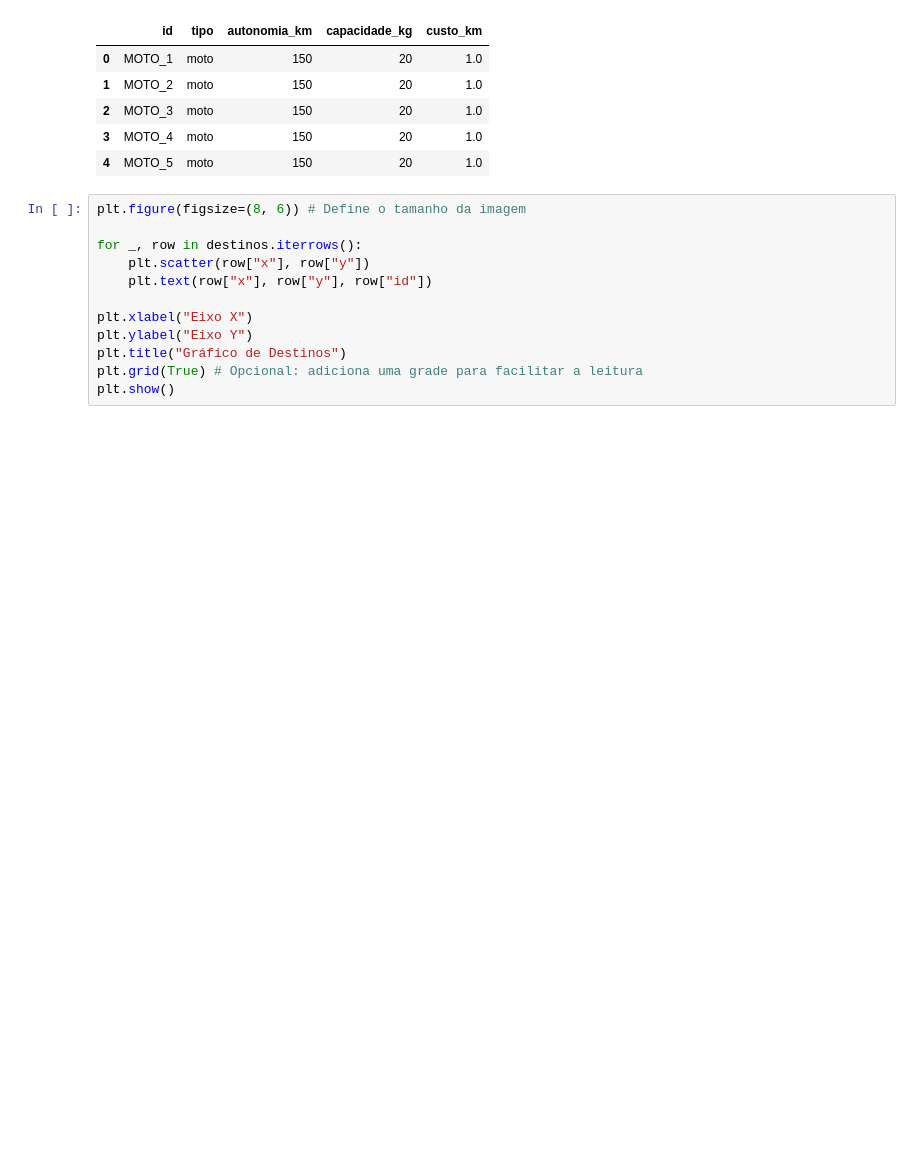
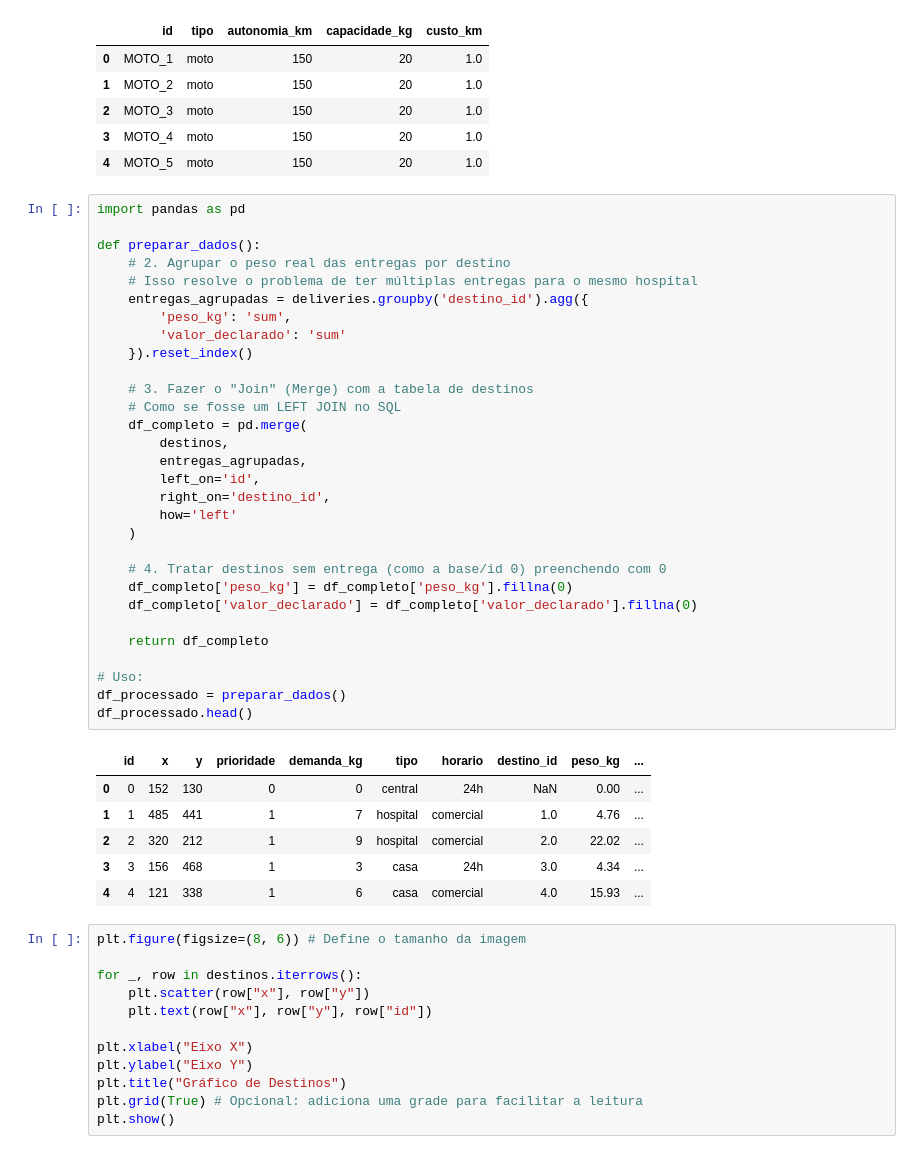
Before and after one commit to StefanieFranco/AlgoritimosGeneticos, a Jupyter notebook: Result.ipynb, the cells around one changed output. Saved outputs shown, nothing was run; the diff lists cells and outputs as text; blank space fills up the shorter version.

```diff
--- a/Result.ipynb
+++ b/Result.ipynb
@@ -97,6 +97,43 @@ memory usage: 732.0 bytes
 | 2 | MOTO_3 | moto | 150 | 20 | 1.0 |
 | 3 | MOTO_4 | moto | 150 | 20 | 1.0 |
 | 4 | MOTO_5 | moto | 150 | 20 | 1.0 |
+# %%
+import pandas as pd
+
+def preparar_dados():
+    # 2. Agrupar o peso real das entregas por destino
+    # Isso resolve o problema de ter múltiplas entregas para o mesmo hospital
+    entregas_agrupadas = deliveries.groupby('destino_id').agg({
+        'peso_kg': 'sum',
+        'valor_declarado': 'sum'
+    }).reset_index()
+
+    # 3. Fazer o "Join" (Merge) com a tabela de destinos
+    # Como se fosse um LEFT JOIN no SQL
+    df_completo = pd.merge(
+        destinos,
+        entregas_agrupadas,
+        left_on='id',
+        right_on='destino_id',
+        how='left'
+    )
+
+    # 4. Tratar destinos sem entrega (como a base/id 0) preenchendo com 0
+    df_completo['peso_kg'] = df_completo['peso_kg'].fillna(0)
+    df_completo['valor_declarado'] = df_completo['valor_declarado'].fillna(0)
+
+    return df_completo
+
+# Uso:
+df_processado = preparar_dados()
+df_processado.head()
+# %% [output]
+|  | id | x | y | prioridade | demanda_kg | tipo | horario | destino_id | peso_kg | ... |
+| 0 | 0 | 152 | 130 | 0 | 0 | central | 24h | NaN | 0.00 | ... |
+| 1 | 1 | 485 | 441 | 1 | 7 | hospital | comercial | 1.0 | 4.76 | ... |
+| 2 | 2 | 320 | 212 | 1 | 9 | hospital | comercial | 2.0 | 22.02 | ... |
+| 3 | 3 | 156 | 468 | 1 | 3 | casa | 24h | 3.0 | 4.34 | ... |
+| 4 | 4 | 121 | 338 | 1 | 6 | casa | comercial | 4.0 | 15.93 | ... |
 # %%
 plt.figure(figsize=(8, 6)) # Define o tamanho da imagem
 
```
Also changed, not shown: parts of 4 cells of this notebook, 4 other files.
